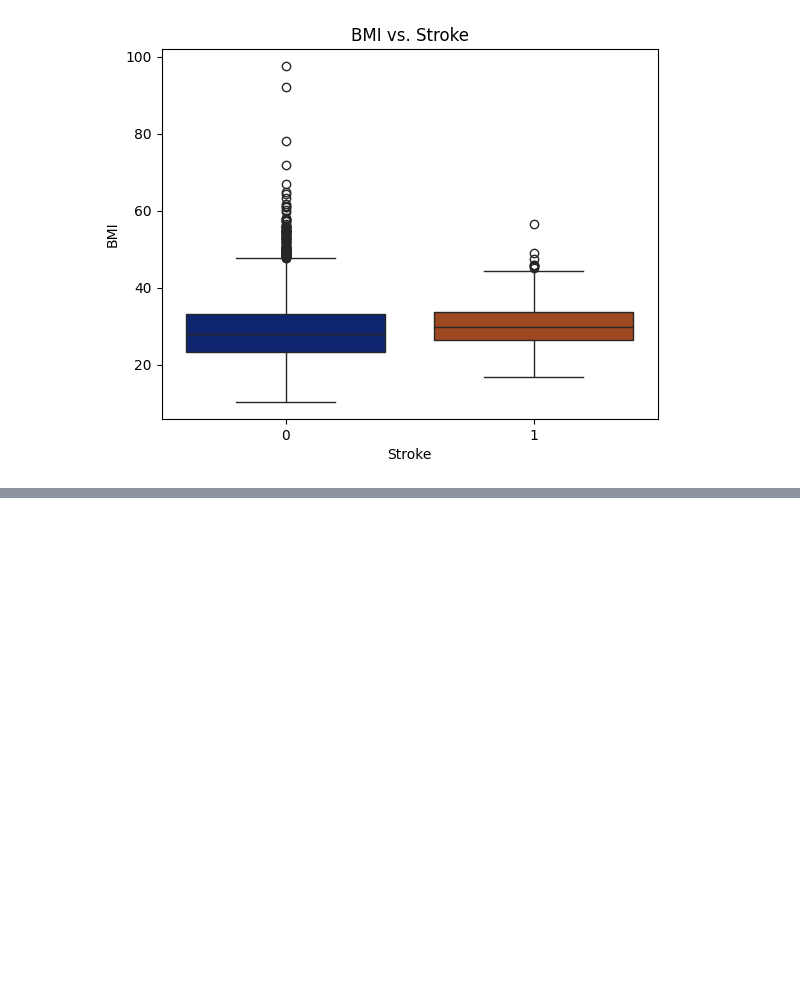
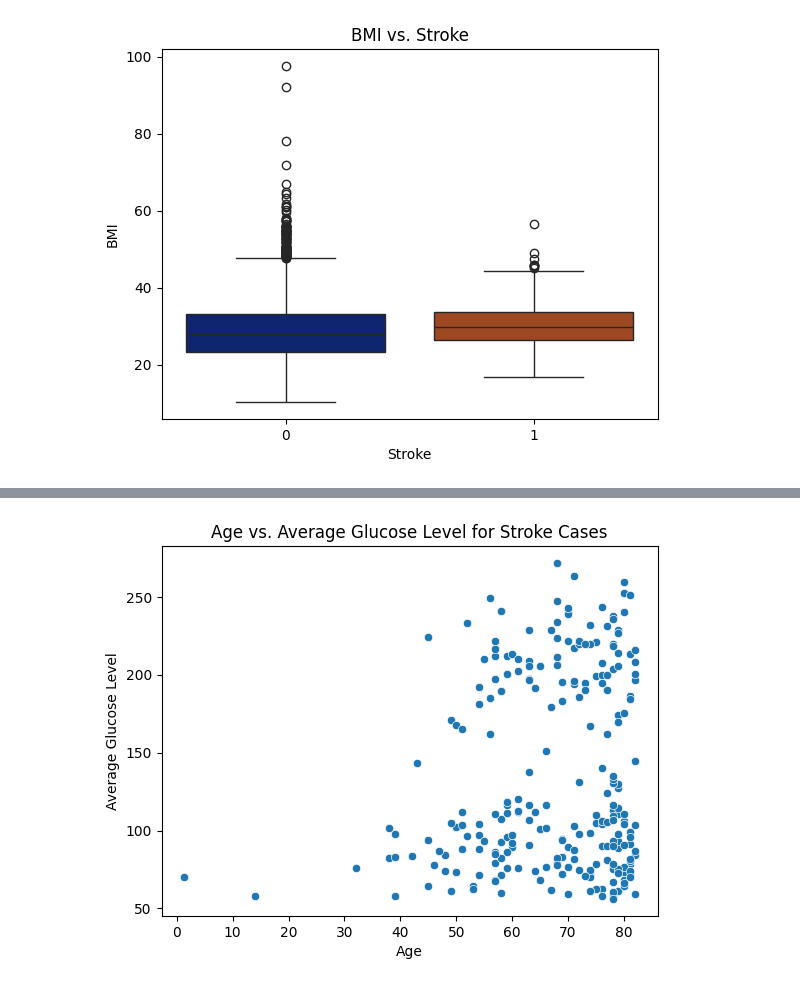
Before and after one commit to nick01as/AI-ML-starter-kit, a Jupyter notebook: eda.ipynb, the cells around one changed output, grey strips where cells are left out. Saved outputs shown, nothing was run; the diff lists cells and outputs as text; code cells hidden in the pictures; blank space fills up the shorter version.

```diff
--- a/eda.ipynb
+++ b/eda.ipynb
@@ -108,0 +121,10 @@ Passing `palette` without assigning `hue` is deprecated and will be removed in v
+# %%
+stroke_data = df.loc[df['stroke'] == 1]
+
+sns.scatterplot(data=stroke_data, x='age', y='avg_glucose_level', palette = 'dark')
+plt.title('Age vs. Average Glucose Level for Stroke Cases')
+plt.xlabel('Age')
+plt.ylabel('Average Glucose Level')
+plt.show()
+# %% [output]
+[figure, added]
```
Also changed, not shown: parts of 6 cells of this notebook.
